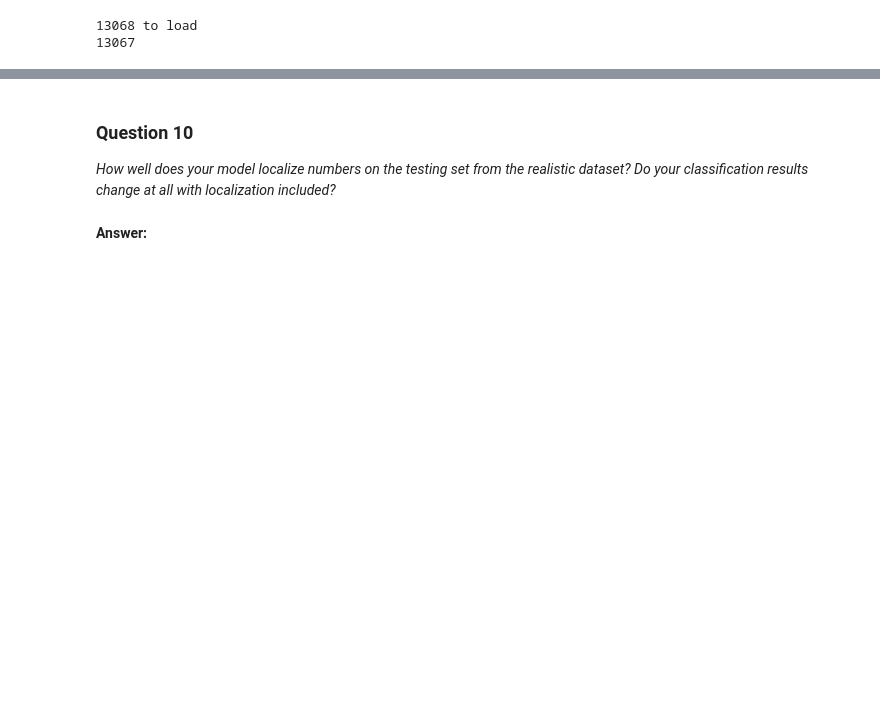
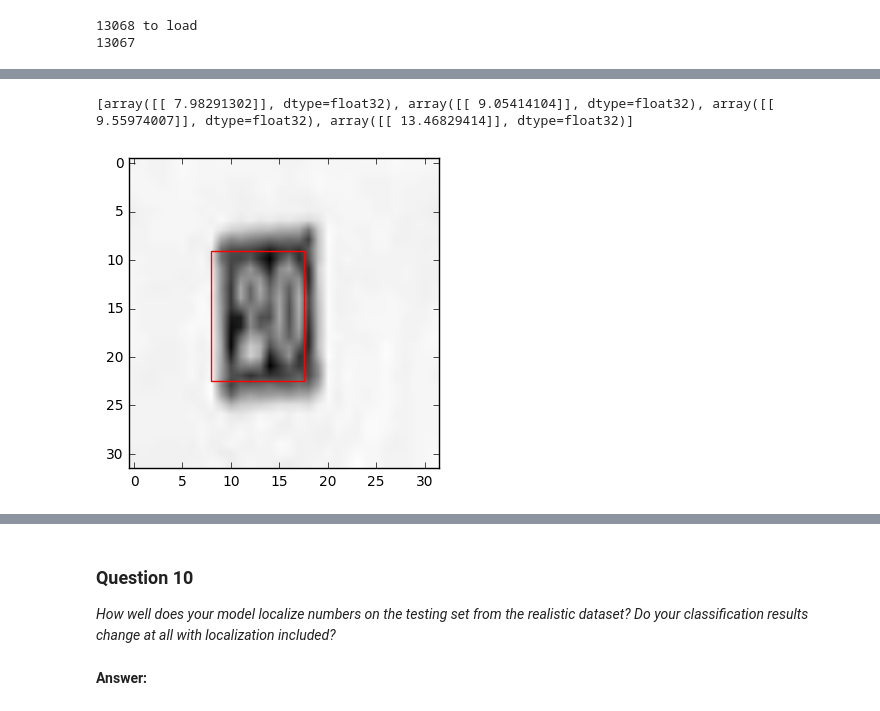
Before and after one commit to asindico/digitRecognition, a Jupyter notebook: digit_recognition.ipynb, the cells around one changed output, grey strips where cells are left out. Cells and saved outputs as stored; diff of their text form; code cells hidden in the pictures; blank space fills up the shorter version.

```diff
--- a/digit_recognition.ipynb
+++ b/digit_recognition.ipynb
@@ -1197,3 +1191,16 @@ model.evaluate(np.asarray(svbt_images),svb_test_labels)
+# %%
+idx=11
+fig,ax = plt.subplots(1)
+im = svbt_images[idx]
+y_pred = model.predict(im.reshape(1,SV_IMG_SIZE,SV_IMG_SIZE,1),batch_size=1,verbose=0)
+ax.imshow(im.reshape(SV_IMG_SIZE,SV_IMG_SIZE),cmap='gray')
+box = y_pred
+rect = patches.Rectangle((box[0][0][0],box[1][0][0]),box[2][0][0],box[3][0][0],linewidth=1,edgecolor='r',facecolor='none')
+ax.add_patch(rect)
+print(y_pred)
+# %% [output]
+[array([[ 7.98291302]], dtype=float32), array([[ 9.05414104]], dtype=float32), array([[ 9.55974007]], dtype=float32), array([[ 13.46829414]], dtype=float32)]
+[figure, added]
 # %%
 fig,ax = plt.subplots(1)
 filename = 'shot1.jpg'
```
Also changed, not shown: parts of 7 cells of this notebook.
